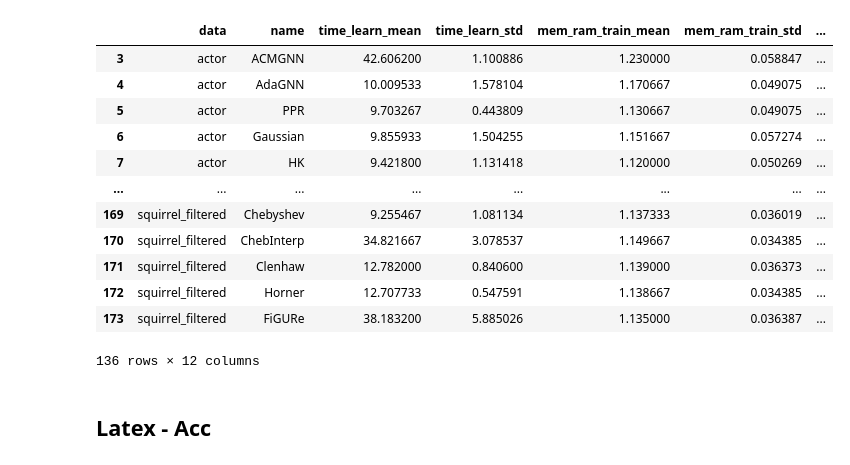
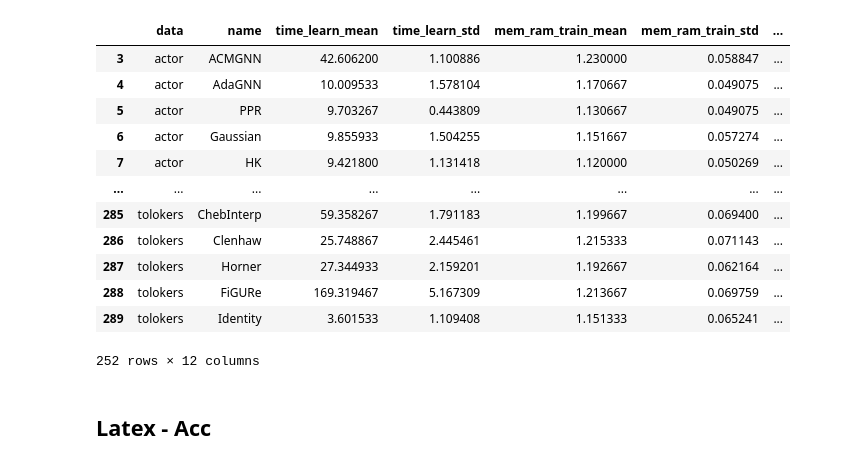
Before and after one commit to gdmnl/Spectral-GNN-Benchmark, a Jupyter notebook: examples/tab_res_fb.ipynb, the cells around one changed output. Cells and saved outputs as stored; diff of their text form; code cells hidden in the pictures.

```diff
--- a/examples/tab_res_fb.ipynb
+++ b/examples/tab_res_fb.ipynb
@@ -26,5 +26,6 @@ tori
 # %%
-dlst = ["cora", "citeseer", "pubmed", "flickr", "chameleon_filtered", "squirrel_filtered", "actor", "roman_empire"]
+dlst = ["cora", "citeseer", "pubmed", "flickr", "chameleon_filtered", "squirrel_filtered", "actor", "roman_empire", \
+        "amazon_ratings", "minesweeper", "tolokers", "questions", "reddit", "penn94"]
 id_cols = ["seed", 'data', 'model', 'conv',]
 m_cols = ['epoch_learn', 'time_learn', 'mem_ram_train', 'mem_cuda_train', 'f1micro_test', 'time_eval',]
 t = tori[tori['data'].isin(dlst)][id_cols+m_cols].sort_values(by=['data', 'model', 'conv', 'seed'])
@@ -50,5 +35,8 @@ t.sort_index(ascending=False).groupby(['data', 'model', 'conv']).filter(lambda x
 # %%
 conv_repr = {
+    'MLP': {
+        'Identity': 'Identity',
+    },
     'DecoupledFixed': {
         'AdjConv-impulse':  'Impulse',
         'AdjConv-mono':     'Monomial',
@@ -61,7 +49,7 @@ conv_repr = {
         'HornerConv':       'Horner',
         'ChebConv':         'Chebyshev',
         'ChebConv2':        'ChebInterp',
-        'ClenhawConv':      'Clenhaw',
+        'ClenhawConv':      'Clenshaw',
         'BernConv':         'Bernstein',
     },
     'AdaGNN': {'AdaConv':   'AdaGNN'},
@@ -79,38 +67,40 @@ conv_repr = {
     },
     'DecoupledVarCompose': {
         'AdjConv,ChebConv,BernConv': 'FiGURe',
     }
 }
 flst = []
 for m in conv_repr.values():
     for c, name in m.items():
         flst.append(name)
 
 df = t.groupby(['data', 'model', 'conv'])[m_cols].agg(['mean', 'std'])
 df.columns = ['_'.join(col).strip() for col in df.columns.values]
 df['time_learn_mean'] = df['time_learn_mean'] * 1000 / df['epoch_learn_mean']
 df['time_learn_std'] = df['time_learn_std'] * 1000 / df['epoch_learn_mean']
+df['time_eval_mean'] = df['time_eval_mean'] * 1000
+df['time_eval_std'] = df['time_eval_std'] * 1000
 df.drop(columns=['epoch_learn_mean', 'epoch_learn_std'], inplace=True)
 df.reset_index(inplace=True)
 
 df['name'] = df.apply(lambda row: conv_repr[row['model']][row['conv']] if (row['model'] in conv_repr) and (row['conv'] in conv_repr[row['model']]) else None, axis=1)
 df.dropna(subset=['name'], inplace=True)
 df.drop(columns=['model', 'conv'], inplace=True)
 df = df[['data', 'name'] + df.columns.tolist()[1:-1]]
 df
 # %% [output]
 |  | data | name | time_learn_mean | time_learn_std | mem_ram_train_mean | mem_ram_train_std | ... |
 | 3 | actor | ACMGNN | 42.606200 | 1.100886 | 1.230000 | 0.058847 | ... |
 | 4 | actor | AdaGNN | 10.009533 | 1.578104 | 1.170667 | 0.049075 | ... |
 | 5 | actor | PPR | 9.703267 | 0.443809 | 1.130667 | 0.049075 | ... |
 | 6 | actor | Gaussian | 9.855933 | 1.504255 | 1.151667 | 0.057274 | ... |
 | 7 | actor | HK | 9.421800 | 1.131418 | 1.120000 | 0.050269 | ... |
 | ... | ... | ... | ... | ... | ... | ... | ... |
-| 169 | squirrel_filtered | Chebyshev | 9.255467 | 1.081134 | 1.137333 | 0.036019 | ... |
-| 170 | squirrel_filtered | ChebInterp | 34.821667 | 3.078537 | 1.149667 | 0.034385 | ... |
-| 171 | squirrel_filtered | Clenhaw | 12.782000 | 0.840600 | 1.139000 | 0.036373 | ... |
-| 172 | squirrel_filtered | Horner | 12.707733 | 0.547591 | 1.138667 | 0.034385 | ... |
-| 173 | squirrel_filtered | FiGURe | 38.183200 | 5.885026 | 1.135000 | 0.036387 | ... |
+| 285 | tolokers | ChebInterp | 59.358267 | 1.791183 | 1.199667 | 0.069400 | ... |
+| 286 | tolokers | Clenhaw | 25.748867 | 2.445461 | 1.215333 | 0.071143 | ... |
+| 287 | tolokers | Horner | 27.344933 | 2.159201 | 1.192667 | 0.062164 | ... |
+| 288 | tolokers | FiGURe | 169.319467 | 5.167309 | 1.213667 | 0.069759 | ... |
+| 289 | tolokers | Identity | 3.601533 | 1.109408 | 1.151333 | 0.065241 | ... |
-136 rows × 12 columns
+252 rows × 12 columns
 # %% [markdown]
 ## Latex - Acc
```
Also changed, not shown: parts of 9 cells of this notebook, 9 other files.
